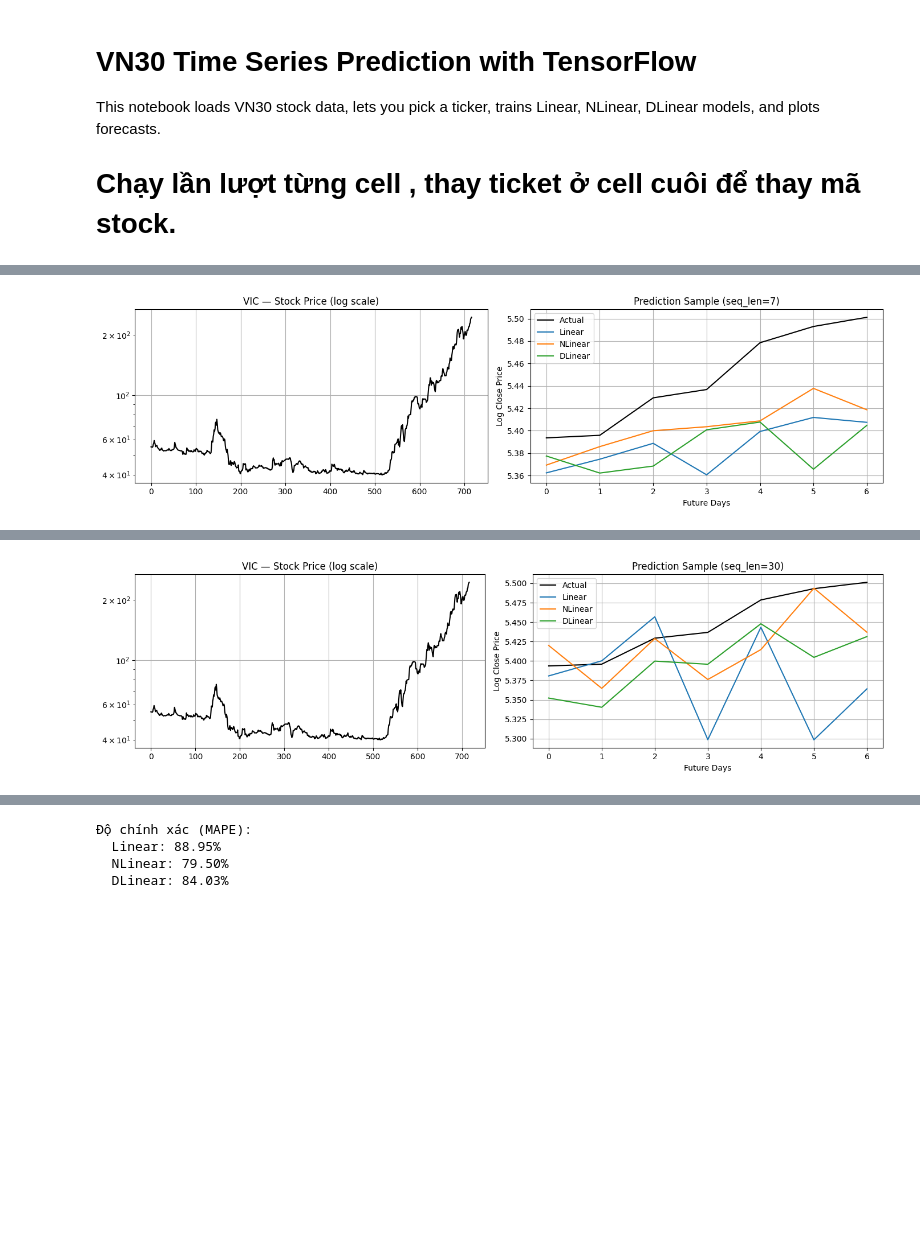
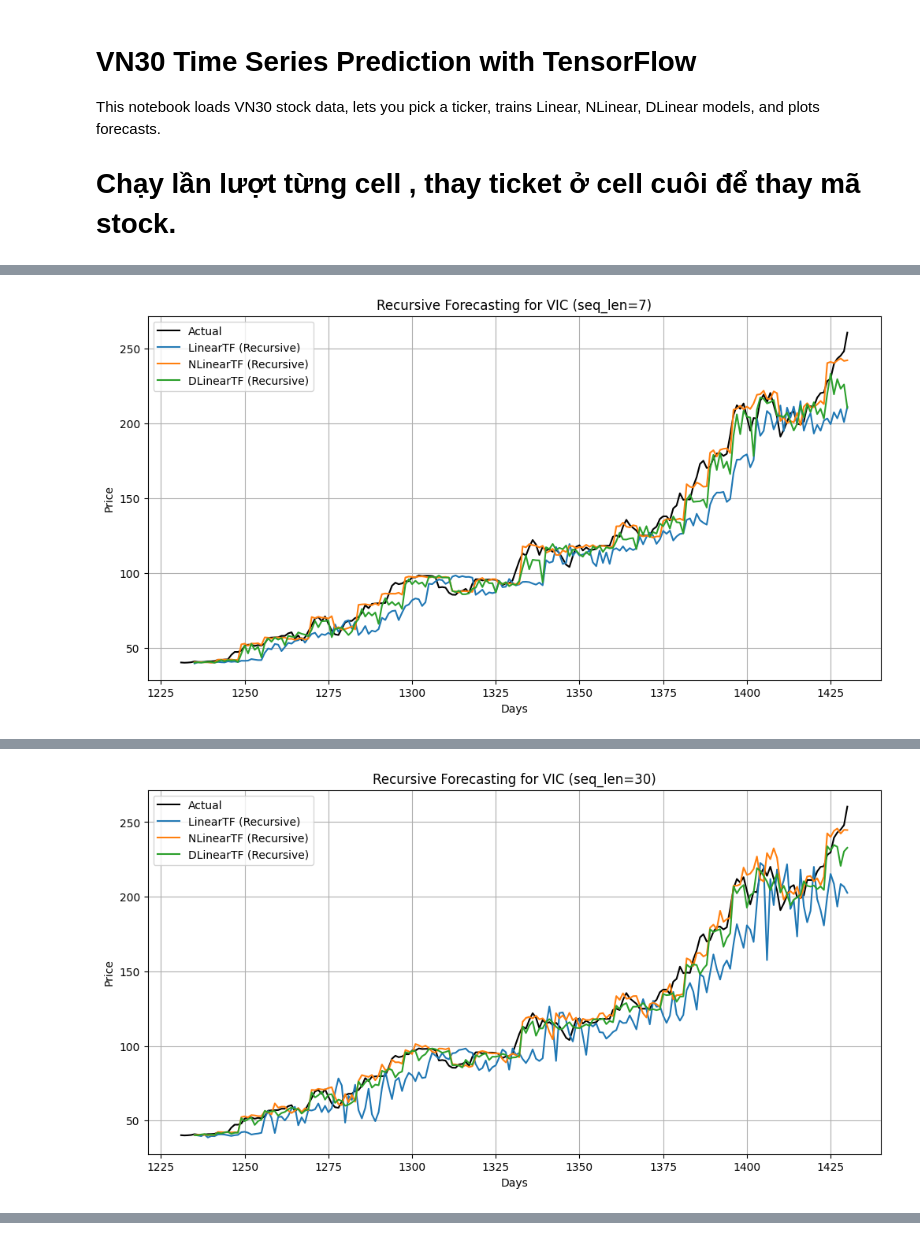
Before and after one commit to thanhminh0411/Demo-Dlinear-Nlinear-Forecast, a Jupyter notebook: vn30_tf_demo.ipynb, the cells around one changed output, grey strips where cells are left out. Cells and saved outputs as stored; diff of their text form; code cells hidden in the pictures; blank space fills up the shorter version.

```diff
--- a/vn30_tf_demo.ipynb
+++ b/vn30_tf_demo.ipynb
@@ -143,49 +200,32 @@ ticker = "VIC"
 df = load_data(ticker)
 prices = df[PRICE_COL].values.astype(float)
 
-for seq in SEQ_LENS:
-    if len(prices) < seq + PRED_LEN:
-        print(f"⚠️ Bỏ qua seq_len={seq} vì dữ liệu không đủ ({len(prices)} < {seq+PRED_LEN})")
+for seq_len in SEQ_LENS:
+    print(f"\n=== Recursive Forecasting for seq_len={seq_len} ===\n")
+
+    if len(prices) < seq_len + 200:
+        print(f"⚠️ Skipping seq_len={seq_len} due to insufficient data ({len(prices)} < {seq_len + 200})")
         continue
 
-    y_true, p1, p2, p3 = run_seq(prices, seq)
+    # Perform recursive forecasting
+    predictions = run_recursive_forecast(prices, seq_len)
 
-    fig, axes = plt.subplots(1, 2, figsize=(14, 4))
+    # Plot the results
+    plt.figure(figsize=(12, 6))
+    days = np.arange(len(prices) - 200, len(prices))
 
-    # (A) Stock Price — Log Scale
-    axes[0].plot(prices, color="black")
-    axes[0].set_title(f"{ticker} — Stock Price (log scale)")
-    axes[0].set_yscale("log")
-    axes[0].grid(True)
+    # Plot actual prices for the prediction period
+    plt.plot(days, prices[-200:], label="Actual", color="black")
 
-    # (B) Prediction Sample
-    days = range(PRED_LEN)
-    y_true_log = np.log(y_true)
-    p1_log = np.log(p1)
-    p2_log = np.log(p2)
-    p3_log = np.log(p3)
-    axes[1].plot(days, y_true_log, label="Actual", color="black")
-    axes[1].plot(days, p1_log, label="Linear")
-    axes[1].plot(days, p2_log, label="NLinear")
-    axes[1].plot(days, p3_log, label="DLinear")
-    axes[1].set_title(f"Prediction Sample (seq_len={seq})")
-    axes[1].set_xlabel("Future Days")
-    axes[1].set_ylabel("Log Close Price")
-    axes[1].grid(True)
-    axes[1].legend()
-    plt.tight_layout()
+    for name, preds in predictions.items():
+        # Ensure days and predictions have the same length
+        valid_days = days[-len(preds):]
+        plt.plot(valid_days, preds, label=f"{name} (Recursive)")
+
+    plt.title(f"Recursive Forecasting for {ticker} (seq_len={seq_len})")
+    plt.xlabel("Days")
+    plt.ylabel("Price")
+    plt.legend()
+    plt.grid(True)
     plt.show()
-
-    # Tính độ chính xác (Mean Absolute Percentage Error - MAPE)
-    def calculate_mape(y_true, y_pred):
-        return np.mean(np.abs((y_true - y_pred) / y_true)) * 100
-
-    mape_linear = calculate_mape(y_true, p1)
-    mape_nlinear = calculate_mape(y_true, p2)
-    mape_dlinear = calculate_mape(y_true, p3)
-
-    print(f"Độ chính xác (MAPE):")
-    print(f"  Linear: {100 - mape_linear:.2f}%")
-    print(f"  NLinear: {100 - mape_nlinear:.2f}%")
-    print(f"  DLinear: {100 - mape_dlinear:.2f}%")
 # %% [output]
@@ -198 +249 @@ for seq in SEQ_LENS:
-[figure, old version]
+[figure, new version]
@@ -209 +267 @@ for seq in SEQ_LENS:
-[figure, old version]
+[figure, new version]
@@ -232,4 +303,0 @@ for seq in SEQ_LENS:
-Độ chính xác (MAPE):
-  Linear: 88.95%
-  NLinear: 79.50%
-  DLinear: 84.03%
```
Also changed, not shown: parts of 4 cells of this notebook, 31 other files.
